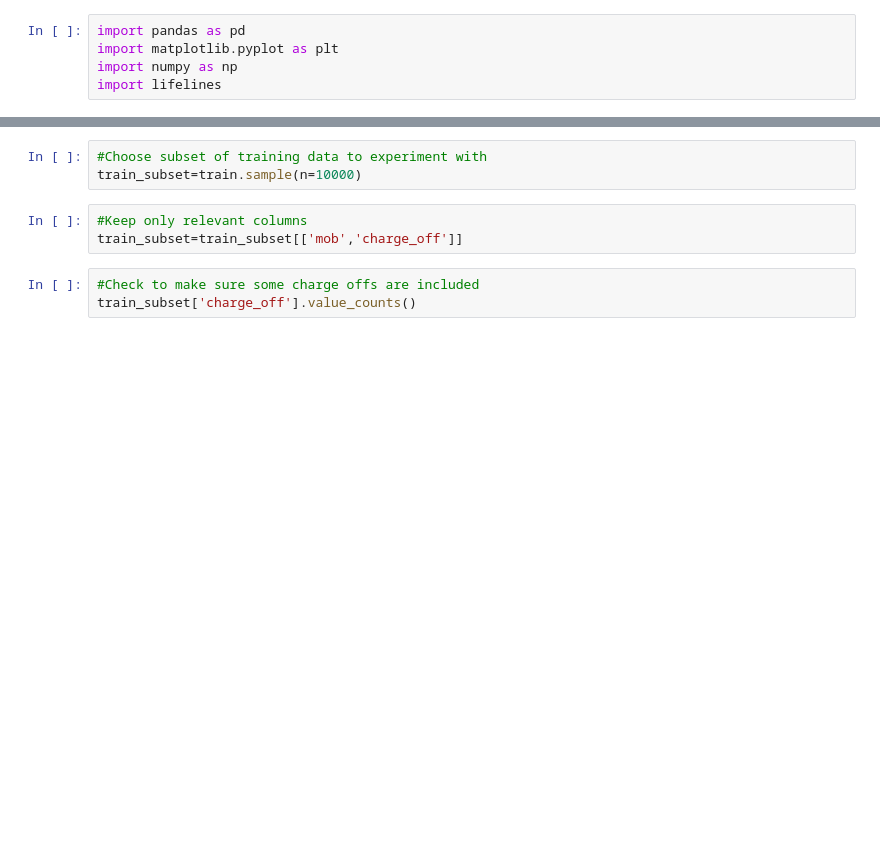
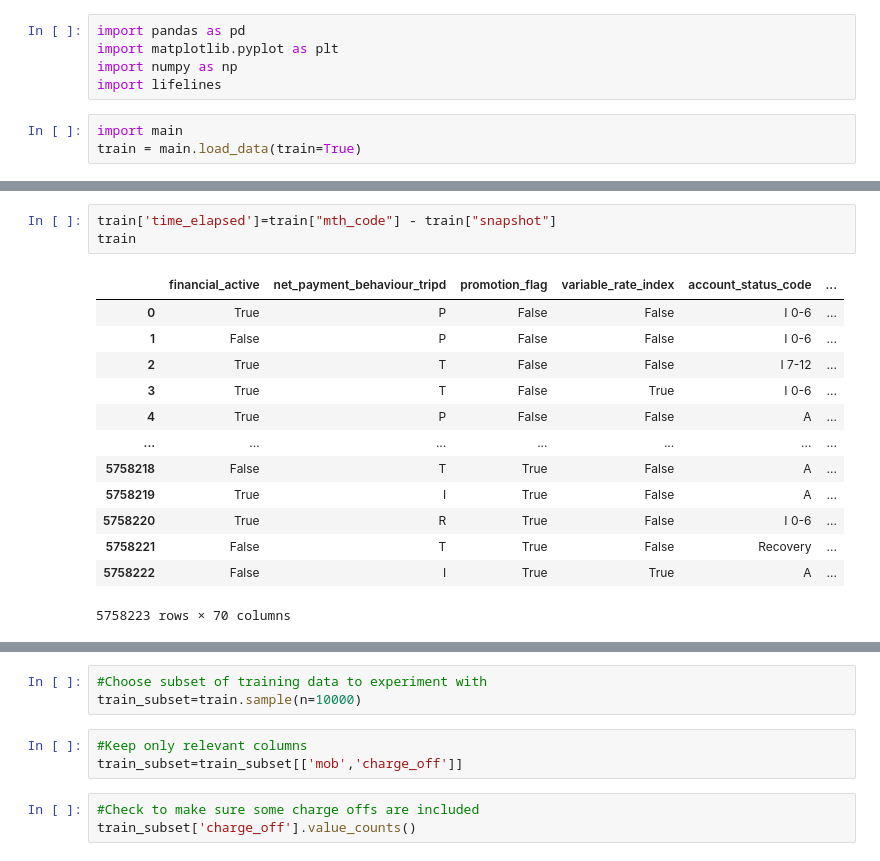
Before and after one commit to jackiec1998/uiuc-datathon-2023, a Jupyter notebook: survival_analysis.ipynb, the cells around one changed output, grey strips where cells are left out. Drawn from its saved outputs; the diff is of its cells as text; blank space fills up the shorter version.

```diff
--- a/survival_analysis.ipynb
+++ b/survival_analysis.ipynb
@@ -3,3 +3,6 @@ import pandas as pd
 import matplotlib.pyplot as plt
 import numpy as np
 import lifelines
+# %%
+import main
+train = main.load_data(train=True)
@@ -6,2 +21,19 @@ import lifelines
+# %%
+train['time_elapsed']=train["mth_code"] - train["snapshot"]
+train
+# %% [output]
+|  | financial_active | net_payment_behaviour_tripd | promotion_flag | variable_rate_index | account_status_code | ... |
+| 0 | True | P | False | False | I 0-6 | ... |
+| 1 | False | P | False | False | I 0-6 | ... |
+| 2 | True | T | False | False | I 7-12 | ... |
+| 3 | True | T | False | True | I 0-6 | ... |
+| 4 | True | P | False | False | A | ... |
+| ... | ... | ... | ... | ... | ... | ... |
+| 5758218 | False | T | True | False | A | ... |
+| 5758219 | True | I | True | False | A | ... |
+| 5758220 | True | R | True | False | I 0-6 | ... |
+| 5758221 | False | T | True | False | Recovery | ... |
+| 5758222 | False | I | True | True | A | ... |
+5758223 rows × 70 columns
 # %%
 #Load training data
```
Also changed, not shown: parts of 4 cells of this notebook, 1 other file.
